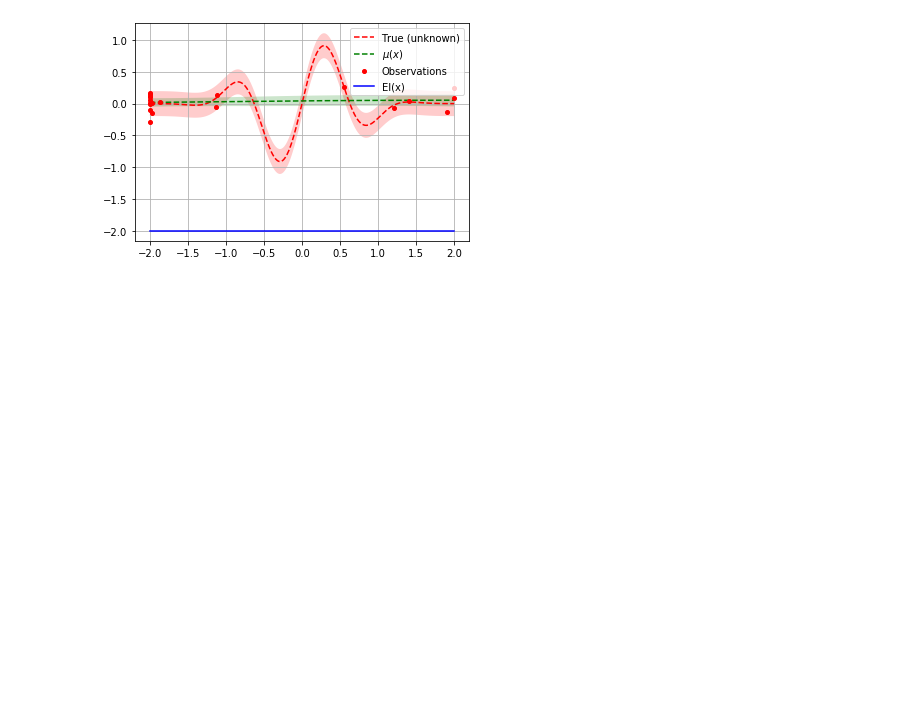
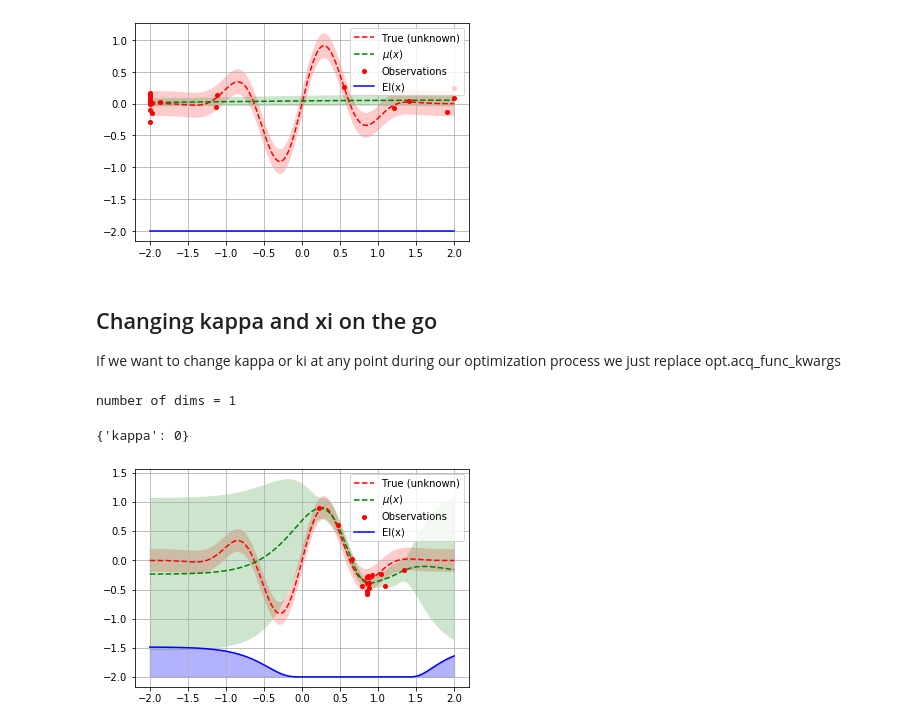
Before and after one commit to scikit-optimize/scikit-optimize, a Jupyter notebook: examples/Exploration vs exploitation.ipynb, the cells around one changed output. Cells and saved outputs as stored; diff of their text form; code cells hidden in the pictures; blank space fills up the shorter version.

Commit message:
Add kappa on the go to example notebook

```diff
--- a/examples/Exploration vs exploitation.ipynb
+++ b/examples/Exploration vs exploitation.ipynb
@@ -188,3 +206,26 @@ for i in range(20):
 plot_optimizer(opt, x, fx)
 # %% [output]
 [figure]
+# %% [markdown]
+## Changing kappa and xi on the go
+
+If we want to change kappa or ki at any point during our optimization process we just replace opt.acq_func_kwargs
+# %%
+acq_func_kwargs={"kappa":0}
+# %%
+opt = Optimizer([(-2.0, 2.0)], "GP", n_initial_points = 1,acq_func="LCB", acq_optimizer="sampling",acq_func_kwargs=acq_func_kwargs)
+# %% [output]
+number of dims = 1
+# %%
+opt.acq_func_kwargs
+# %% [output]
+{'kappa': 0}
+# %%
+for i in range(20):
+    next_x = opt.ask()
+    f_val = objective(next_x)
+    a = opt.tell(next_x, f_val)
+
+plot_optimizer(opt, x, fx)
+# %% [output]
+[figure, added]
```
Also changed, not shown: parts of 12 cells of this notebook.
